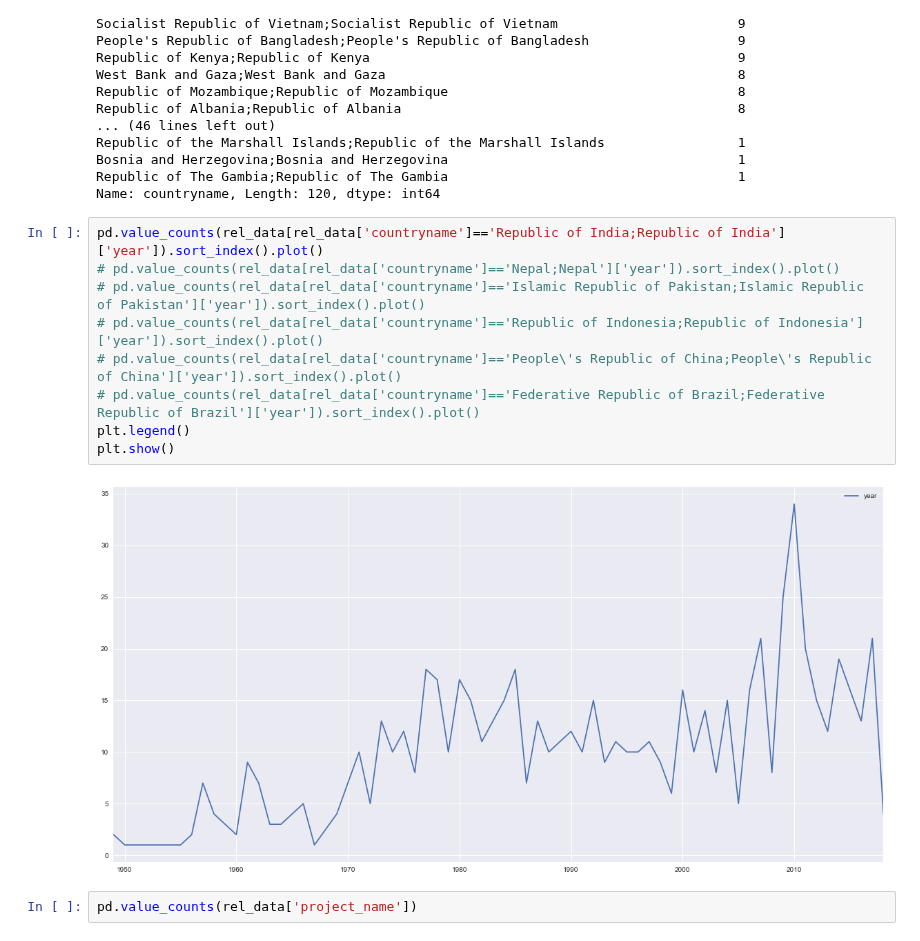
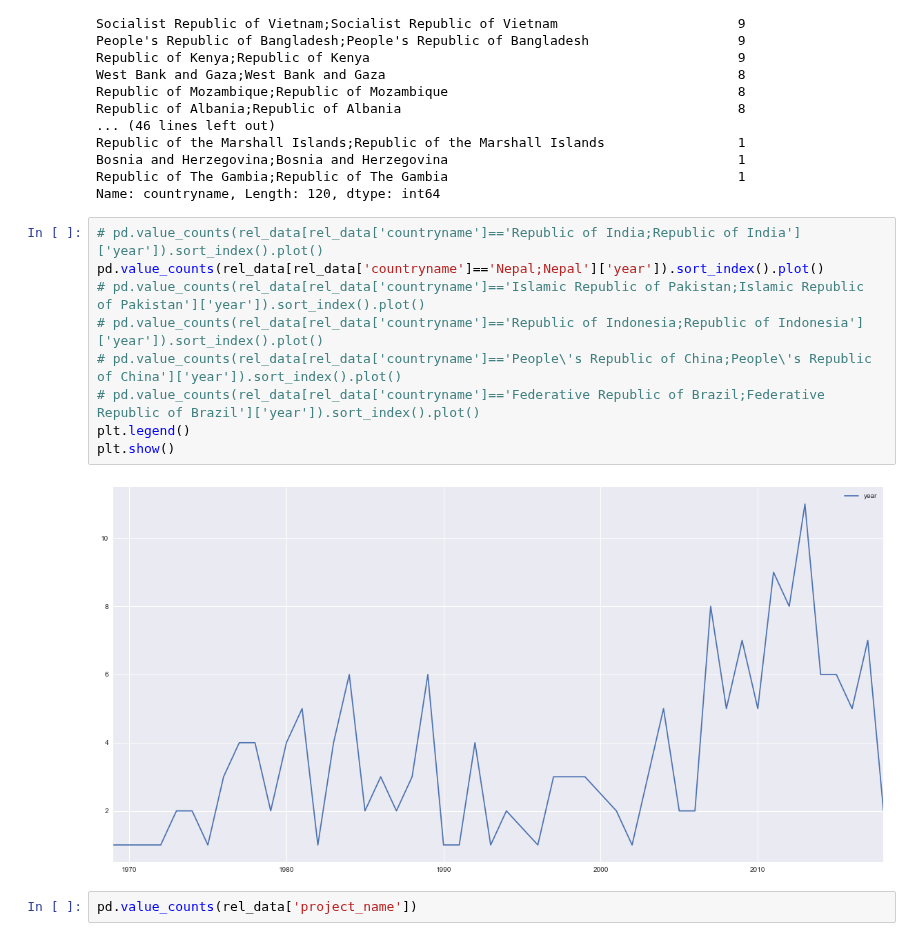
Before and after one commit to vaidehidalmia/vaidehidalmia.github.io, a Jupyter notebook: A7/EDA.ipynb, the cells around one changed output. Drawn from its saved outputs; the diff is of its cells as text.

```diff
--- a/A7/EDA.ipynb
+++ b/A7/EDA.ipynb
@@ -142,16 +146,16 @@ Bosnia and Herzegovina;Bosnia and Herzegovina
 Republic of The Gambia;Republic of The Gambia                                     1
 Name: countryname, Length: 120, dtype: int64
 # %%
-pd.value_counts(rel_data[rel_data['countryname']=='Republic of India;Republic of India']['year']).sort_index().plot()
-# pd.value_counts(rel_data[rel_data['countryname']=='Nepal;Nepal']['year']).sort_index().plot()
+# pd.value_counts(rel_data[rel_data['countryname']=='Republic of India;Republic of India']['year']).sort_index().plot()
+pd.value_counts(rel_data[rel_data['countryname']=='Nepal;Nepal']['year']).sort_index().plot()
 # pd.value_counts(rel_data[rel_data['countryname']=='Islamic Republic of Pakistan;Islamic Republic of Pakistan']['year']).sort_index().plot()
 # pd.value_counts(rel_data[rel_data['countryname']=='Republic of Indonesia;Republic of Indonesia']['year']).sort_index().plot()
 # pd.value_counts(rel_data[rel_data['countryname']=='People\'s Republic of China;People\'s Republic of China']['year']).sort_index().plot()
 # pd.value_counts(rel_data[rel_data['countryname']=='Federative Republic of Brazil;Federative Republic of Brazil']['year']).sort_index().plot()
 plt.legend()
 plt.show()
 # %% [output]
-[figure, old version]
+[figure, new version]
 # %%
 pd.value_counts(rel_data['project_name'])
 # %%
```
Also changed, not shown: parts of 2 cells of this notebook, 8 other files.
